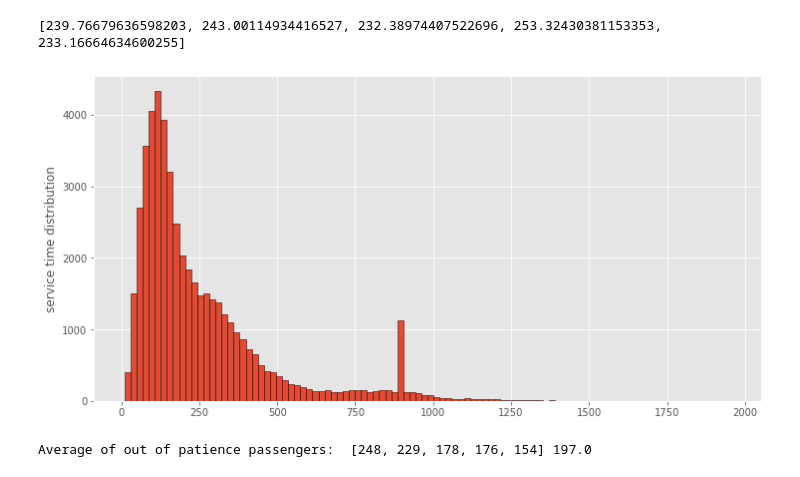
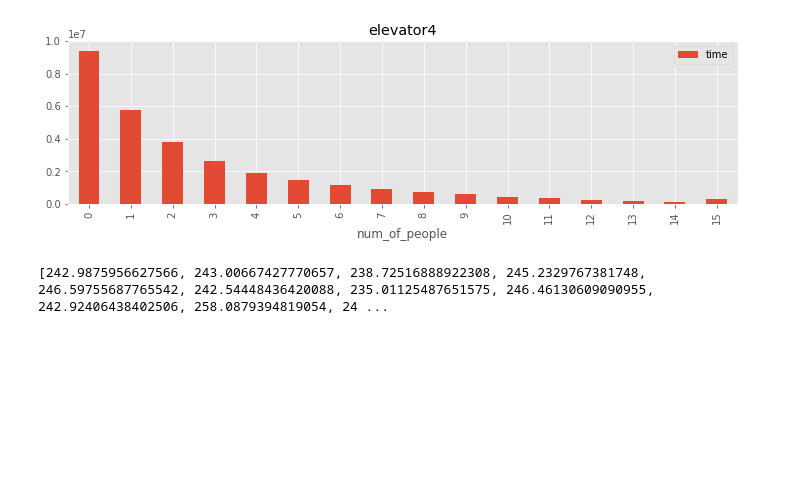
Before and after one commit to alonreg/elevator-simulation, a Jupyter notebook: express-with-split.ipynb, the cells around one changed output. Drawn from its saved outputs; the diff is of its cells as text; code cells hidden in the pictures; blank space fills up the shorter version.

```diff
--- a/express-with-split.ipynb
+++ b/express-with-split.ipynb
@@ -225,7 +226,7 @@ def get_travel_time(floors):
 
 
 #### Performance Measures ####
-n = 5 # intervals
+n = 597 # intervals
 service_time = []  # for visualization - service time for each passenger
 service_time_by_day = i = [ [] for _ in range(n) ]  # for visualization - service time for each passenger
 avg_service = []  # for visualization - avg service duration
@@ -423,3 +488,9 @@ print(end_time - start_time)
+# %%
+df4 = pd.DataFrame(mat4, columns=["num_of_people", "time"]) # hold the data in a pandas Data Frame object
+title='elevator4'
+df4.plot.bar(x="num_of_people", y="time",figsize=(12,3), title=title, ylim=(0,10000000)); #bar plot
+# %% [output]
+[figure, added]
 # %%
 cummulative_day = []
 for day in service_time_by_day:
@@ -427,29 +498,4 @@ for day in service_time_by_day:
 
 print(cummulative_day)
 # %% [output]
-[239.76679636598203, 243.00114934416527, 232.38974407522696, 253.32430381153353, 233.16664634600255]
+[242.9875956627566, 243.00667427770657, 238.72516888922308, 245.2329767381748, 246.59755687765542, 242.54448436420088, 235.01125487651575, 246.46130609090955, 242.92406438402506, 258.0879394819054, 24 ...
-# %%
-########  FIRST
-
-#lypo = np.array(service_time)
-#print(sorted(service_time,reverse=True))
-
-#print(sorted(service_time,reverse=True)[0:-3])
-#lypo = pd.Series(sorted(service_time)[0:-3])
-
-lypo = pd.Series(service_time)
-
-fig = lypo.hist(bins = 100,edgecolor='k',figsize=(12,6)).set_ylabel("service time distribution")
-
-#lypo.plot.hist(bins=60, edgecolor='k').autoscale(enable=True, axis='both', tight=True)
-#skt1 = pd.cut(service_time,200).value_counts()
-#print(skt1)
-#skt1.hist()
-# %% [output]
-[figure, removed]
-# %%
-### Average of out of patience passengers ###
-needed_average = sum(avg_out_of_patience)/len(avg_out_of_patience)
-print("Average of out of patience passengers: ", avg_out_of_patience , needed_average)
-# %% [output]
-Average of out of patience passengers:  [248, 229, 178, 176, 154] 197.0
```
Also changed, not shown: parts of 12 cells of this notebook.
